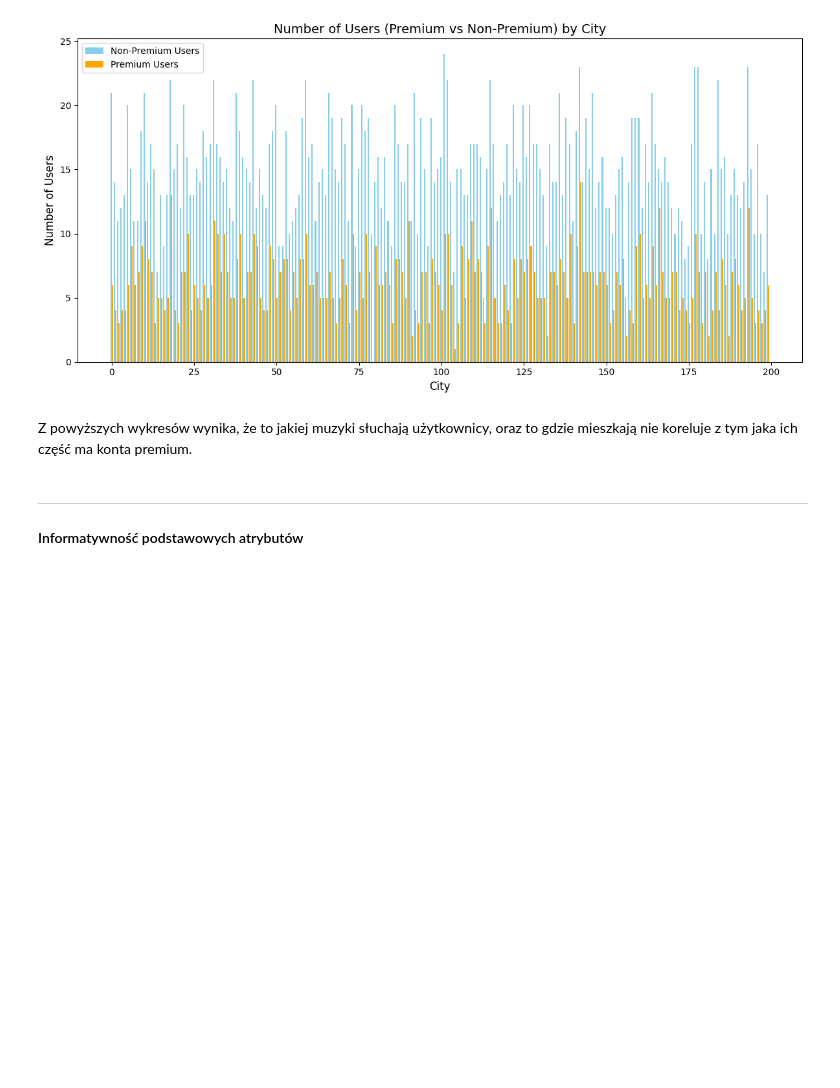
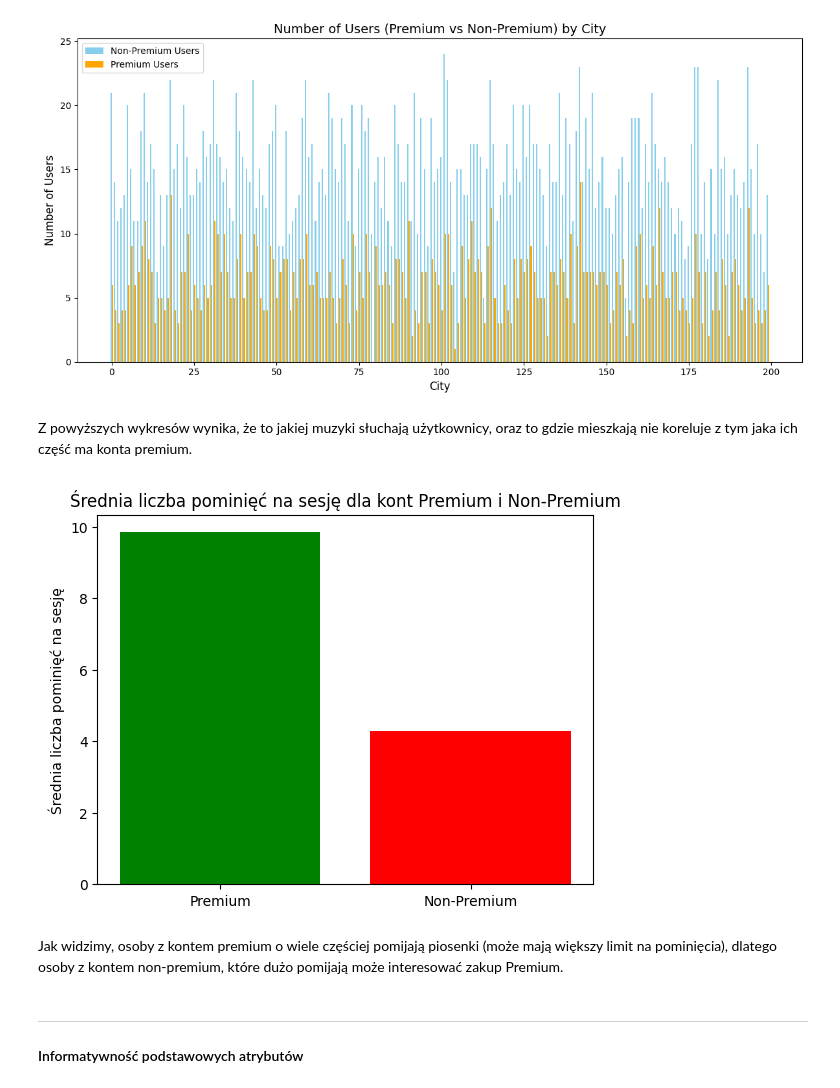
Before and after one commit to sz-aleksandra/premium-candidate-predictor, a Jupyter notebook: stage1_documentation.ipynb, the cells around one changed output. Saved outputs shown, nothing was run; the diff lists cells and outputs as text; code cells hidden in the pictures; blank space fills up the shorter version.

```diff
--- a/stage1_documentation.ipynb
+++ b/stage1_documentation.ipynb
@@ -781,22 +785,50 @@ Z powyższych wykresów wynika, że to jakiej muzyki słuchają użytkownicy, or
 # %%
 file_path = 'content/sessions.jsonl'
 with open(file_path, 'r', encoding='utf-8') as file:
     sessions_dict = [json.loads(line) for line in file]
 
 session_skip = {}
 for session in sessions_dict:
     session_id = session['session_id']
     if session_id not in session_skip:
         session_skip[session_id] = [session['user_id'], 0]
     if session['event_type'] == 'Skip':
         session_skip[session_id][1] += 1
 
 user_skip = {}
 for user, skips in session_skip.values():
     if user not in user_skip:
         user_skip[user] = [0, 0] #[skips, sessions]
-    user_skip[session_id][0] += skips
-    user_skip[session_id][0] += skips
+    user_skip[user][0] += skips
+    user_skip[user][1] += 1
+
+premium_skips = []
+non_premium_skips = []
+
+user_premium_map = {user['user_id']: user['premium_user'] for user in users_dict}
+
+for user_id, (skips, sessions) in user_skip.items():
+    if sessions > 0:
+        avg_skips = skips / sessions
+        if user_premium_map.get(user_id, False):
+            premium_skips.append(avg_skips)
+        else:
+            non_premium_skips.append(avg_skips)
+
+avg_premium_skips = sum(premium_skips) / len(premium_skips) if premium_skips else 0
+avg_non_premium_skips = sum(non_premium_skips) / len(non_premium_skips) if non_premium_skips else 0
+
+categories = ['Premium', 'Non-Premium']
+values = [avg_premium_skips, avg_non_premium_skips]
+
+plt.bar(categories, values, color=['green', 'red'])
+plt.ylabel('Średnia liczba pominięć na sesję')
+plt.title('Średnia liczba pominięć na sesję dla kont Premium i Non-Premium')
+plt.show()
+# %% [output]
+[figure, added]
+# %% [markdown]
+Jak widzimy, osoby z kontem premium o wiele częściej pomijają piosenki (może mają większy limit na pominięcia), dlatego osoby z kontem non-premium, które dużo pomijają może interesować zakup Premium.
 # %% [markdown]
 ---
 
```
Also changed, not shown: parts of 1 cell of this notebook.
